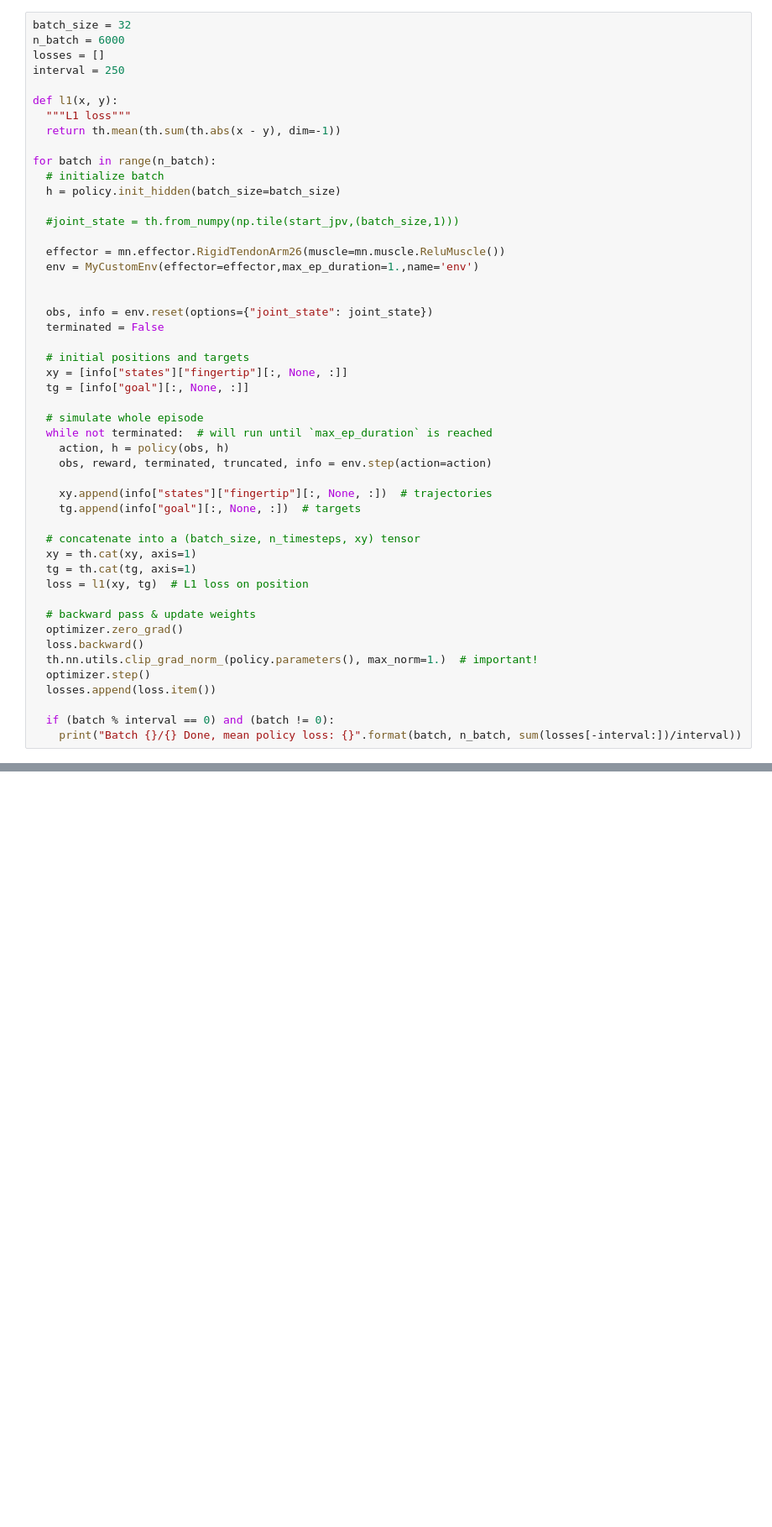
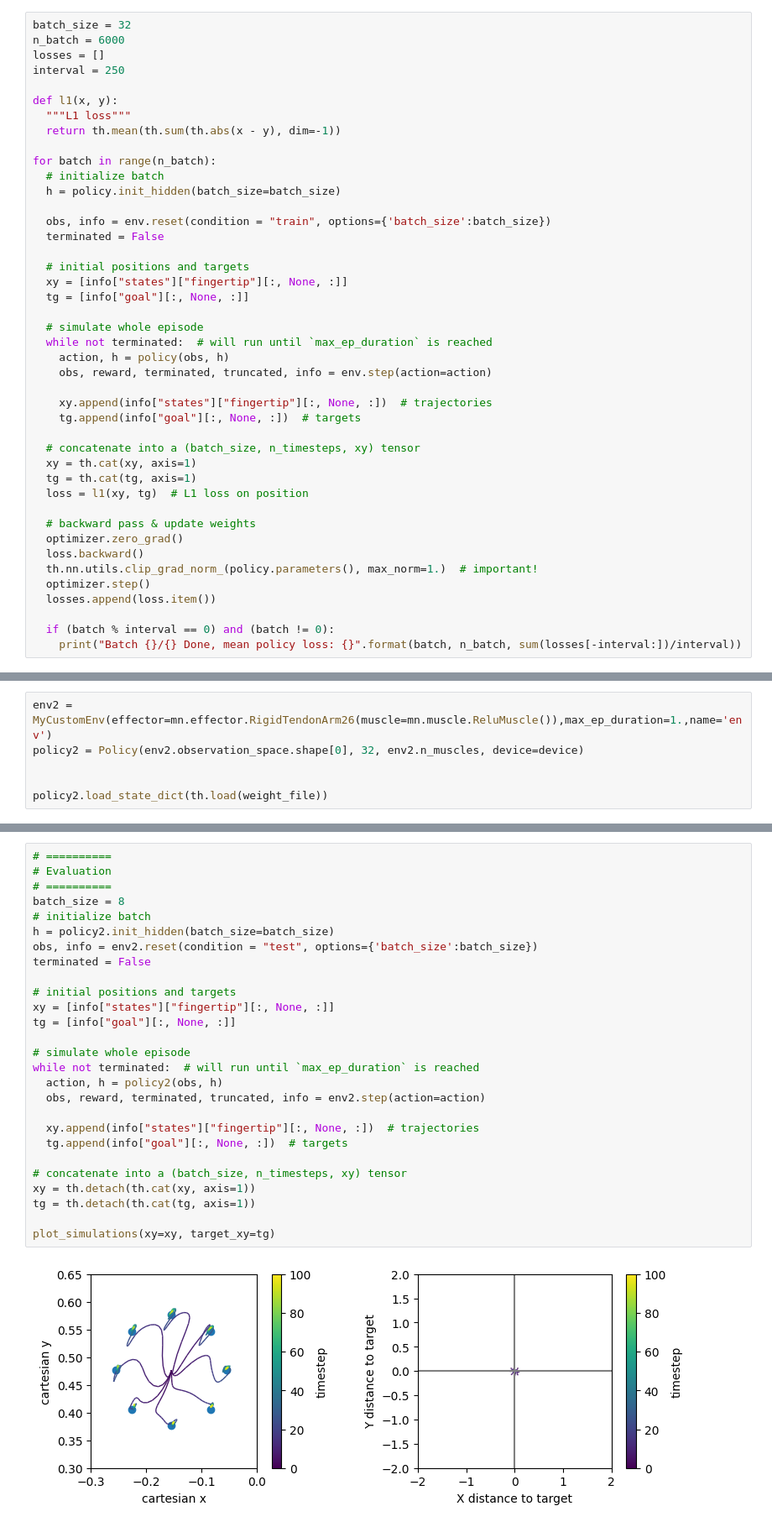
Before and after one commit to mshahbazi1997/MotorSavingModel, a Jupyter notebook: notebooks/tutorial.ipynb, the cells around one changed output, grey strips where cells are left out. Shown at 84% size. Cells and saved outputs as stored; diff of their text form; blank space fills up the shorter version.

```diff
--- a/notebooks/tutorial.ipynb
+++ b/notebooks/tutorial.ipynb
@@ -191,13 +181,7 @@ for batch in range(n_batch):
   # initialize batch
   h = policy.init_hidden(batch_size=batch_size)
 
-  #joint_state = th.from_numpy(np.tile(start_jpv,(batch_size,1)))
-
-  effector = mn.effector.RigidTendonArm26(muscle=mn.muscle.ReluMuscle())
-  env = MyCustomEnv(effector=effector,max_ep_duration=1.,name='env')
-
-
-  obs, info = env.reset(options={"joint_state": joint_state})
+  obs, info = env.reset(condition = "train", options={'batch_size':batch_size})
   terminated = False
 
   # initial positions and targets
@@ -230,0 +278,6 @@ KeyboardInterrupt:
+# %%
+env2 = MyCustomEnv(effector=mn.effector.RigidTendonArm26(muscle=mn.muscle.ReluMuscle()),max_ep_duration=1.,name='env')
+policy2 = Policy(env2.observation_space.shape[0], 32, env2.n_muscles, device=device)
+
+
+policy2.load_state_dict(th.load(weight_file))
@@ -230,0 +310,29 @@ KeyboardInterrupt:
+# %%
+# ==========
+# Evaluation
+# ==========
+batch_size = 8
+# initialize batch
+h = policy2.init_hidden(batch_size=batch_size)
+obs, info = env2.reset(condition = "test", options={'batch_size':batch_size})
+terminated = False
+
+# initial positions and targets
+xy = [info["states"]["fingertip"][:, None, :]]
+tg = [info["goal"][:, None, :]]
+
+# simulate whole episode
+while not terminated:  # will run until `max_ep_duration` is reached
+  action, h = policy2(obs, h)
+  obs, reward, terminated, truncated, info = env2.step(action=action)
+
+  xy.append(info["states"]["fingertip"][:, None, :])  # trajectories
+  tg.append(info["goal"][:, None, :])  # targets
+
+# concatenate into a (batch_size, n_timesteps, xy) tensor
+xy = th.detach(th.cat(xy, axis=1))
+tg = th.detach(th.cat(tg, axis=1))
+
+plot_simulations(xy=xy, target_xy=tg)
+# %% [output]
+[figure, added]
```
Also changed, not shown: parts of 9 cells of this notebook, 4 other files.
